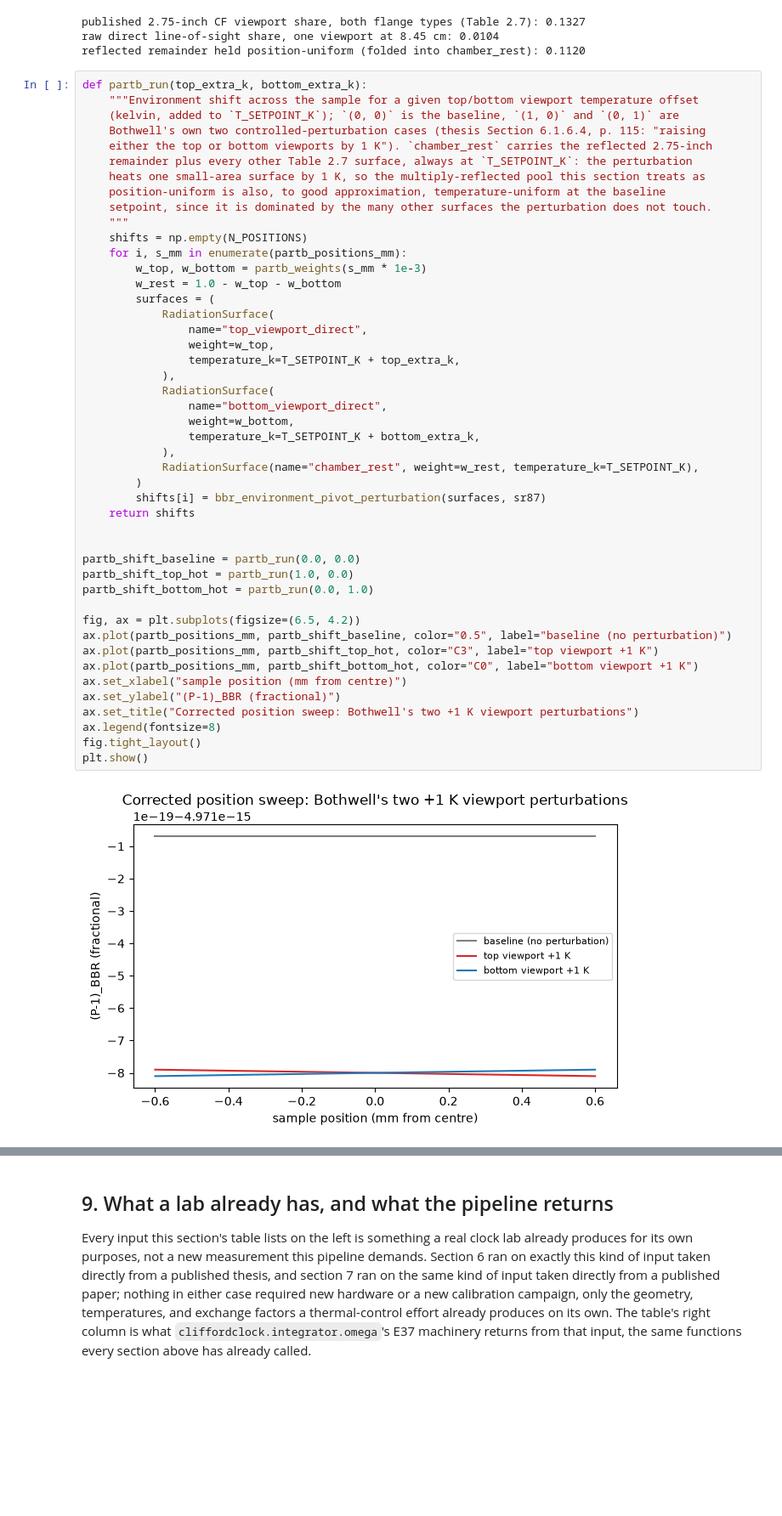
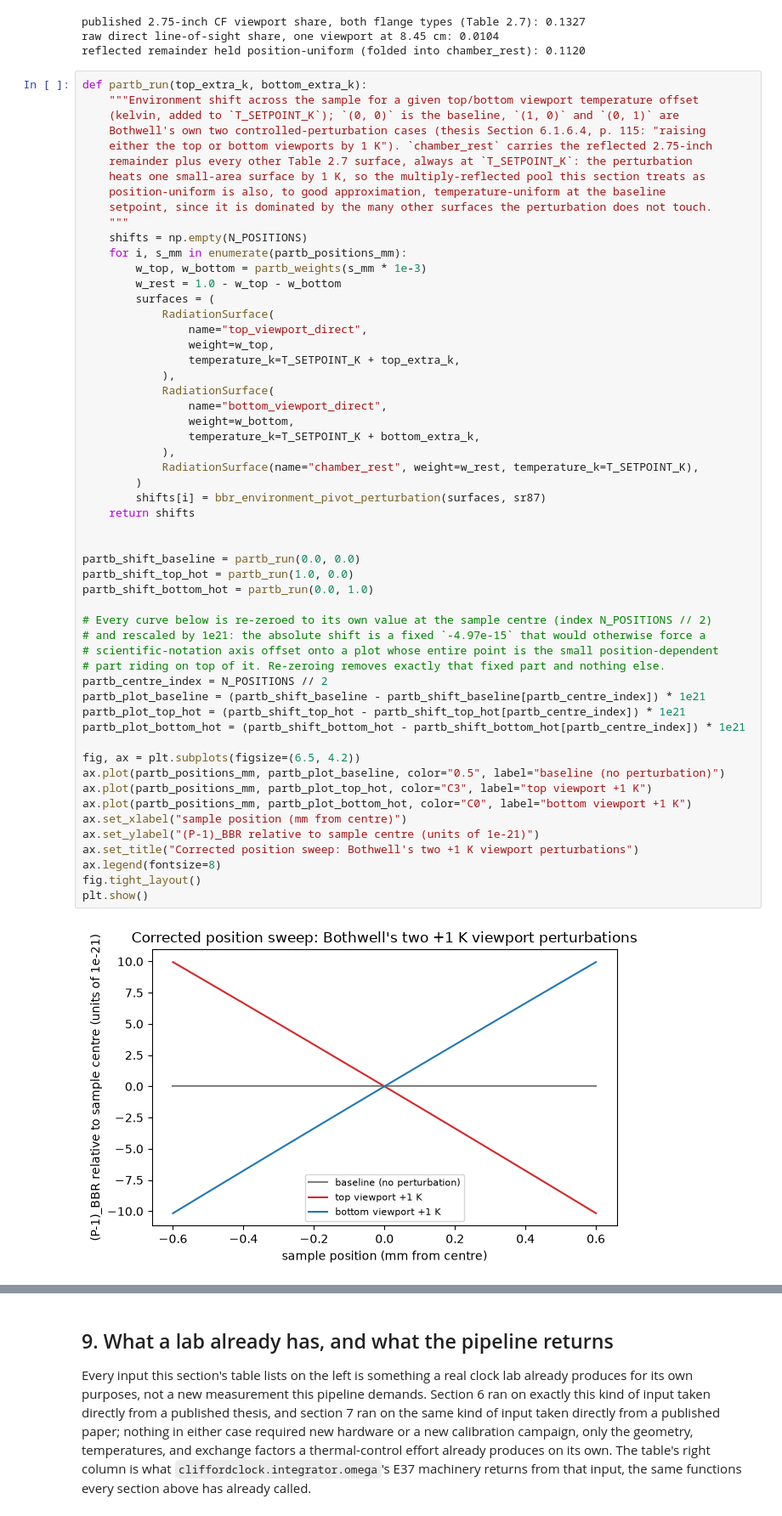
Before and after one commit to velar-mbr/CliffordClock, a Jupyter notebook: notebooks/12_thermal_environment.ipynb, the cells around one changed output, grey strips where cells are left out. Shown at 85% size. Cells and saved outputs as stored; diff of their text form; blank space fills up the shorter version.

```diff
--- a/notebooks/12_thermal_environment.ipynb
+++ b/notebooks/12_thermal_environment.ipynb
@@ -1291,36 +1359,45 @@ def partb_run(top_extra_k, bottom_extra_k):
         w_top, w_bottom = partb_weights(s_mm * 1e-3)
         w_rest = 1.0 - w_top - w_bottom
         surfaces = (
             RadiationSurface(
                 name="top_viewport_direct",
                 weight=w_top,
                 temperature_k=T_SETPOINT_K + top_extra_k,
             ),
             RadiationSurface(
                 name="bottom_viewport_direct",
                 weight=w_bottom,
                 temperature_k=T_SETPOINT_K + bottom_extra_k,
             ),
             RadiationSurface(name="chamber_rest", weight=w_rest, temperature_k=T_SETPOINT_K),
         )
         shifts[i] = bbr_environment_pivot_perturbation(surfaces, sr87)
     return shifts
 
 
 partb_shift_baseline = partb_run(0.0, 0.0)
 partb_shift_top_hot = partb_run(1.0, 0.0)
 partb_shift_bottom_hot = partb_run(0.0, 1.0)
 
+# Every curve below is re-zeroed to its own value at the sample centre (index N_POSITIONS // 2)
+# and rescaled by 1e21: the absolute shift is a fixed `-4.97e-15` that would otherwise force a
+# scientific-notation axis offset onto a plot whose entire point is the small position-dependent
+# part riding on top of it. Re-zeroing removes exactly that fixed part and nothing else.
+partb_centre_index = N_POSITIONS // 2
+partb_plot_baseline = (partb_shift_baseline - partb_shift_baseline[partb_centre_index]) * 1e21
+partb_plot_top_hot = (partb_shift_top_hot - partb_shift_top_hot[partb_centre_index]) * 1e21
+partb_plot_bottom_hot = (partb_shift_bottom_hot - partb_shift_bottom_hot[partb_centre_index]) * 1e21
+
 fig, ax = plt.subplots(figsize=(6.5, 4.2))
-ax.plot(partb_positions_mm, partb_shift_baseline, color="0.5", label="baseline (no perturbation)")
-ax.plot(partb_positions_mm, partb_shift_top_hot, color="C3", label="top viewport +1 K")
-ax.plot(partb_positions_mm, partb_shift_bottom_hot, color="C0", label="bottom viewport +1 K")
+ax.plot(partb_positions_mm, partb_plot_baseline, color="0.5", label="baseline (no perturbation)")
+ax.plot(partb_positions_mm, partb_plot_top_hot, color="C3", label="top viewport +1 K")
+ax.plot(partb_positions_mm, partb_plot_bottom_hot, color="C0", label="bottom viewport +1 K")
 ax.set_xlabel("sample position (mm from centre)")
-ax.set_ylabel("(P-1)_BBR (fractional)")
+ax.set_ylabel("(P-1)_BBR relative to sample centre (units of 1e-21)")
 ax.set_title("Corrected position sweep: Bothwell's two +1 K viewport perturbations")
 ax.legend(fontsize=8)
 fig.tight_layout()
 plt.show()
 # %% [output]
-[figure, old version]
+[figure, new version]
 # %%
```
Also changed, not shown: parts of 12 cells of this notebook.
